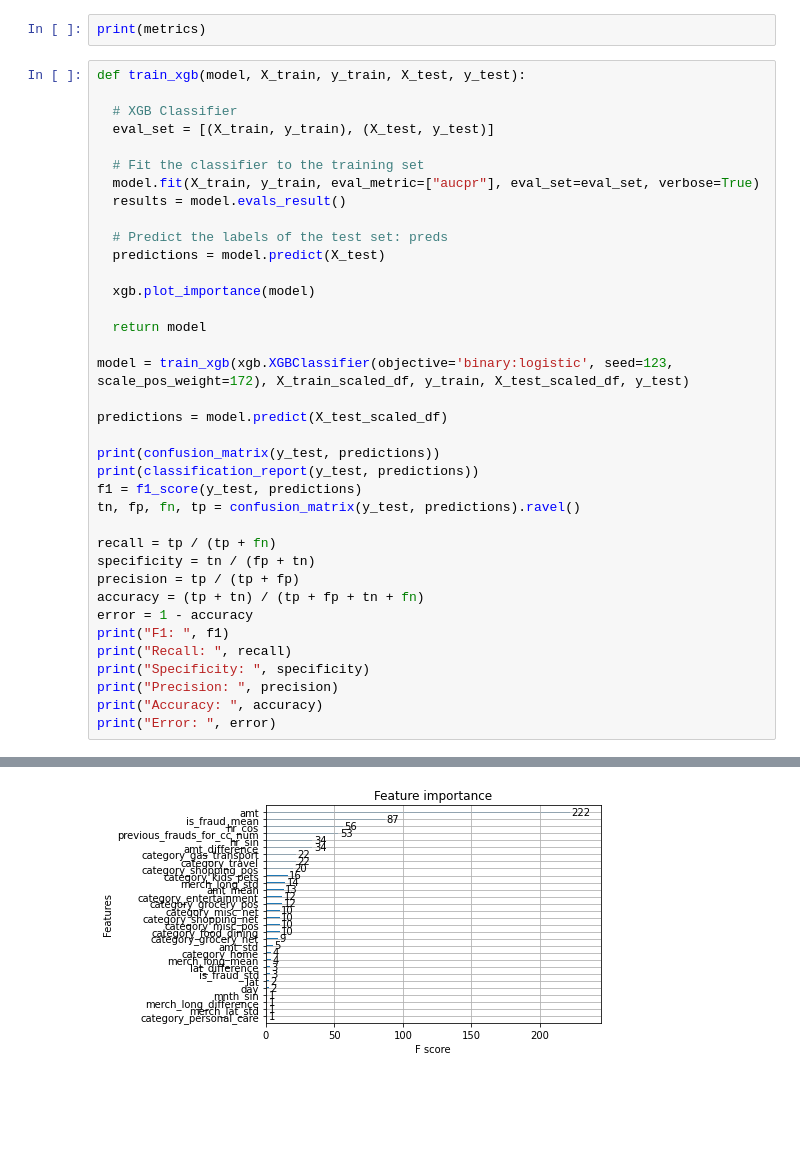
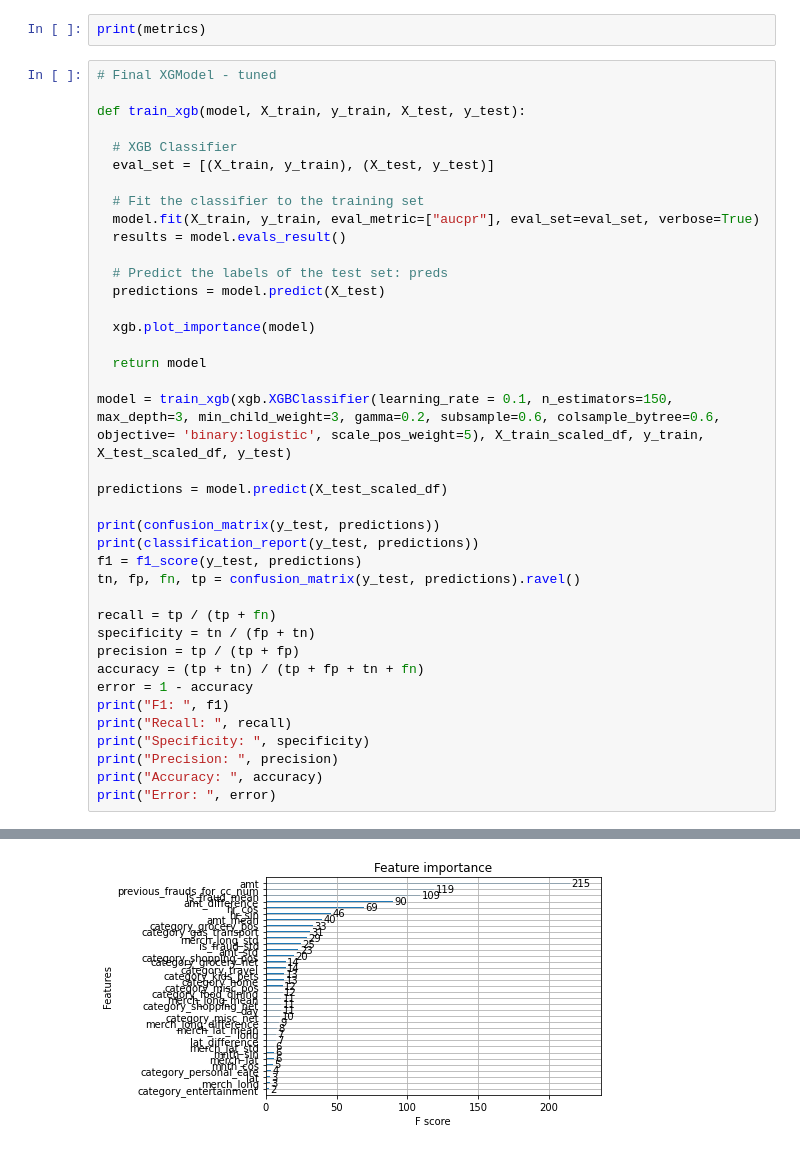
Before and after one commit to wconti27/DS4400-Final-Project-Machine-Learning-Detection-of-Credit-Card-Fraud, a Jupyter notebook: ML_Project.ipynb, the cells around one changed output, grey strips where cells are left out. Drawn from its saved outputs; the diff is of its cells as text; blank space fills up the shorter version.

```diff
--- a/ML_Project.ipynb
+++ b/ML_Project.ipynb
@@ -775,6 +789,8 @@ Best Params for XGBoost:
 # %%
 print(metrics)
 # %%
+# Final XGModel - tuned
+
 def train_xgb(model, X_train, y_train, X_test, y_test):
 
   # XGB Classifier
@@ -791,7 +807,7 @@ def train_xgb(model, X_train, y_train, X_test, y_test):
 
   return model
 
-model = train_xgb(xgb.XGBClassifier(objective='binary:logistic', seed=123, scale_pos_weight=172), X_train_scaled_df, y_train, X_test_scaled_df, y_test)
+model = train_xgb(xgb.XGBClassifier(learning_rate = 0.1, n_estimators=150, max_depth=3, min_child_weight=3, gamma=0.2, subsample=0.6, colsample_bytree=0.6, objective= 'binary:logistic', scale_pos_weight=5), X_train_scaled_df, y_train, X_test_scaled_df, y_test)
 
 predictions = model.predict(X_test_scaled_df)
 
@@ -832 +848 @@ Error:  0.035505354324757654
-[figure, old version]
+[figure, new version]
```
Also changed, not shown: parts of 8 cells of this notebook.
